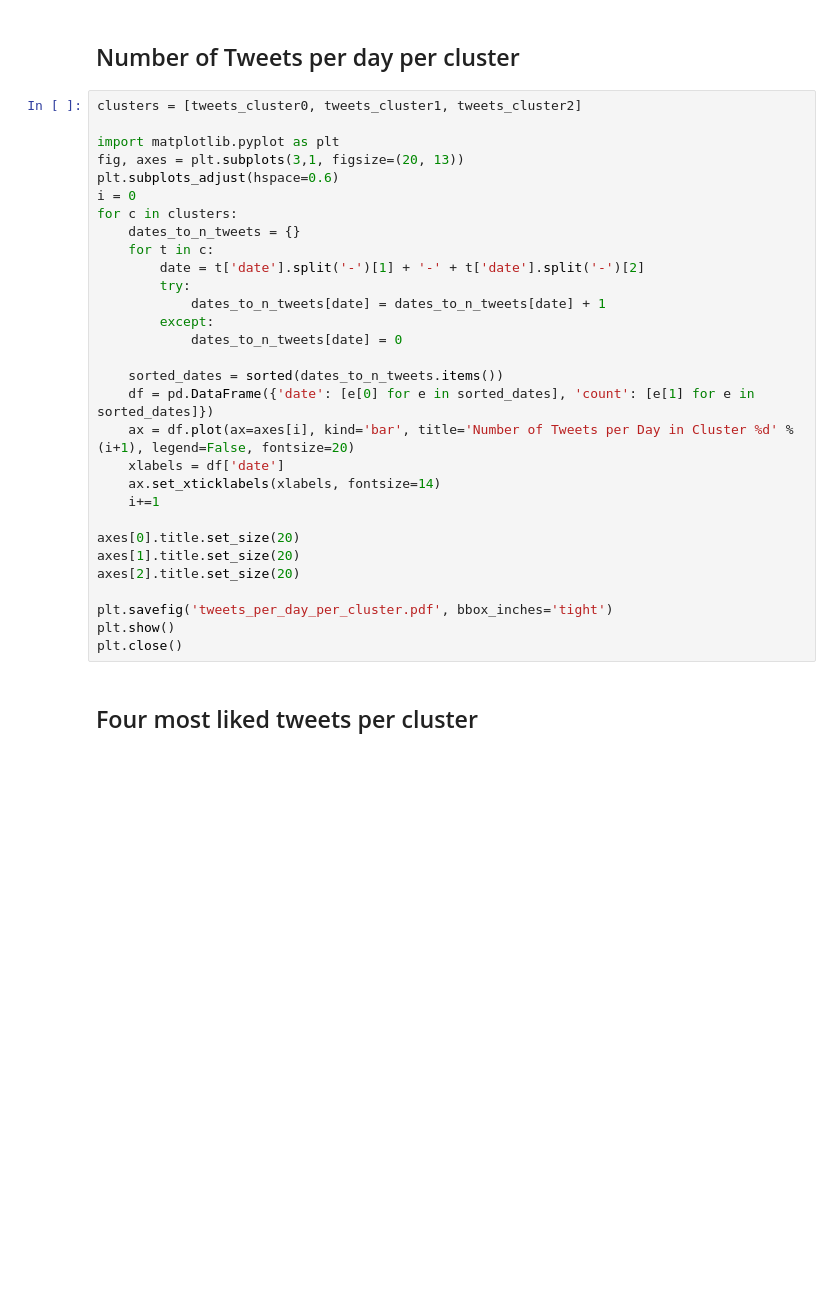
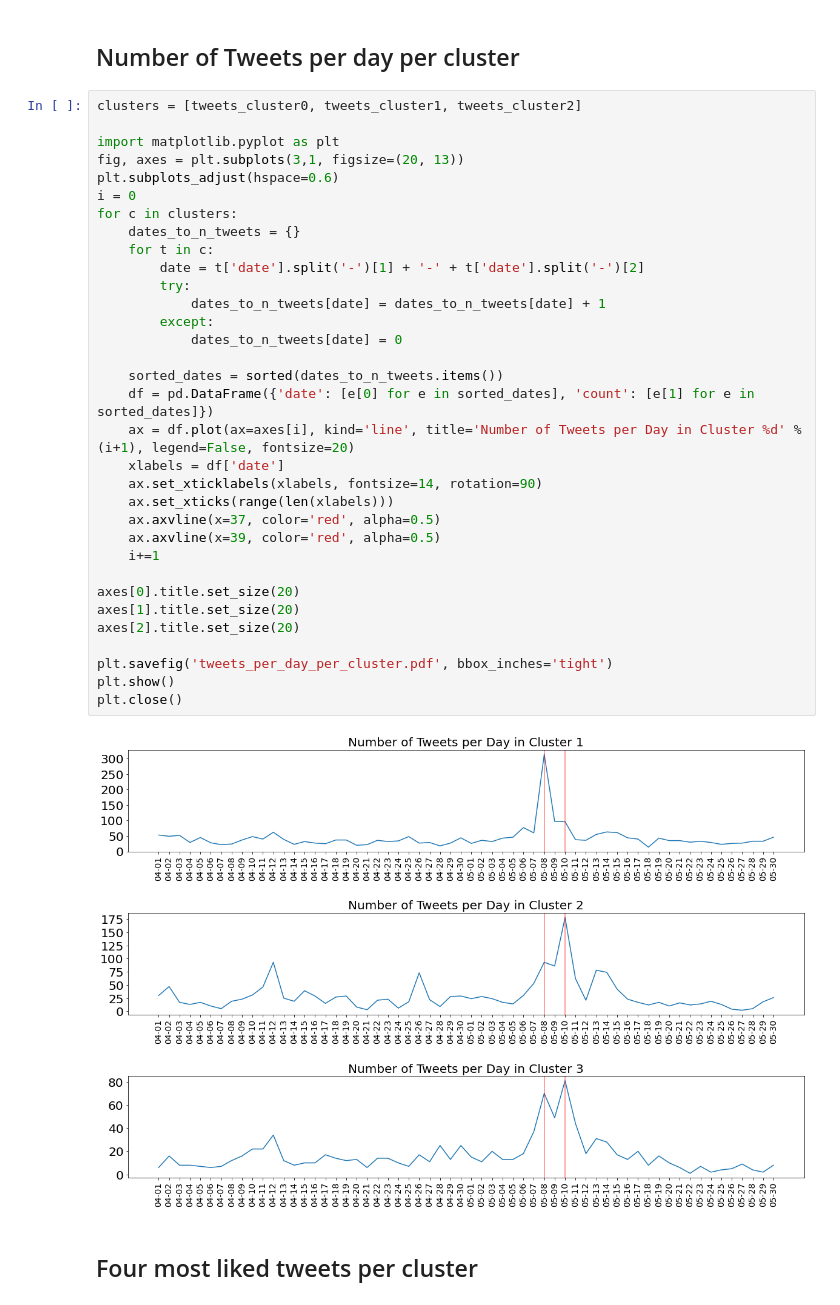
Before and after one commit to MethDamon/uber_thesis, a Jupyter notebook: Community_Detection.ipynb, the cells around one changed output. Saved outputs shown, nothing was run; the diff lists cells and outputs as text; blank space fills up the shorter version.

```diff
--- a/Community_Detection.ipynb
+++ b/Community_Detection.ipynb
@@ -510,33 +600,38 @@ plt.close()
 # %%
 clusters = [tweets_cluster0, tweets_cluster1, tweets_cluster2]
 
 import matplotlib.pyplot as plt
 fig, axes = plt.subplots(3,1, figsize=(20, 13))
 plt.subplots_adjust(hspace=0.6)
 i = 0
 for c in clusters:
     dates_to_n_tweets = {}
     for t in c:
         date = t['date'].split('-')[1] + '-' + t['date'].split('-')[2]
         try:
             dates_to_n_tweets[date] = dates_to_n_tweets[date] + 1
         except:
             dates_to_n_tweets[date] = 0
 
     sorted_dates = sorted(dates_to_n_tweets.items())
     df = pd.DataFrame({'date': [e[0] for e in sorted_dates], 'count': [e[1] for e in sorted_dates]})
-    ax = df.plot(ax=axes[i], kind='bar', title='Number of Tweets per Day in Cluster %d' % (i+1), legend=False, fontsize=20)
+    ax = df.plot(ax=axes[i], kind='line', title='Number of Tweets per Day in Cluster %d' % (i+1), legend=False, fontsize=20)
     xlabels = df['date']
-    ax.set_xticklabels(xlabels, fontsize=14)
+    ax.set_xticklabels(xlabels, fontsize=14, rotation=90)
+    ax.set_xticks(range(len(xlabels)))
+    ax.axvline(x=37, color='red', alpha=0.5)
+    ax.axvline(x=39, color='red', alpha=0.5)
     i+=1
 
 axes[0].title.set_size(20)
 axes[1].title.set_size(20)
 axes[2].title.set_size(20)
 
 plt.savefig('tweets_per_day_per_cluster.pdf', bbox_inches='tight')
 plt.show()
 plt.close()
+# %% [output]
+[figure, added]
 # %% [markdown]
 ## Four most liked tweets per cluster
 # %%
```
Also changed, not shown: parts of 20 cells of this notebook, 1 other file.
